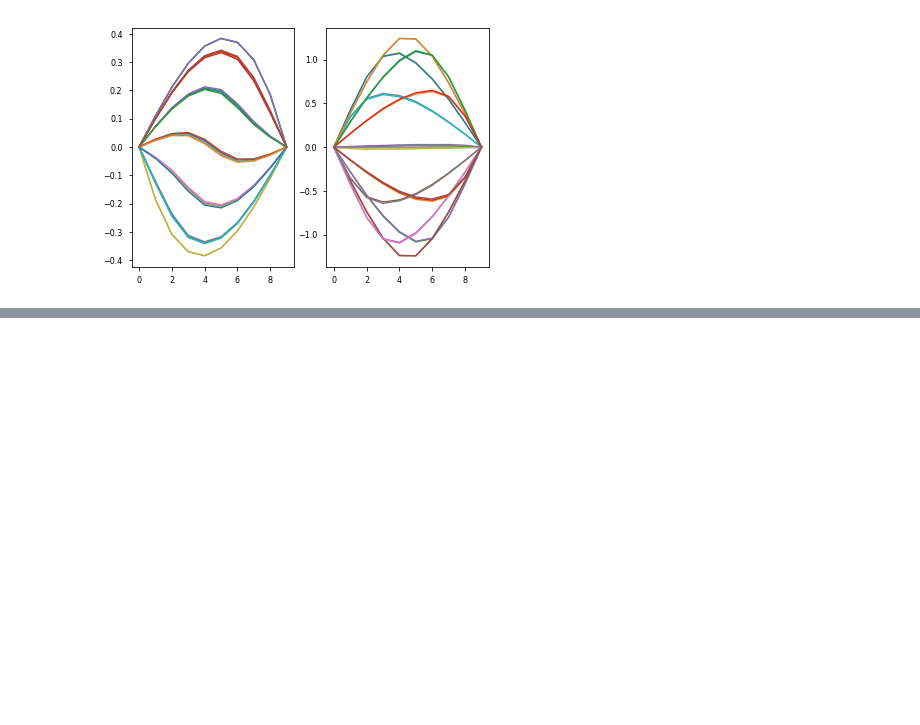
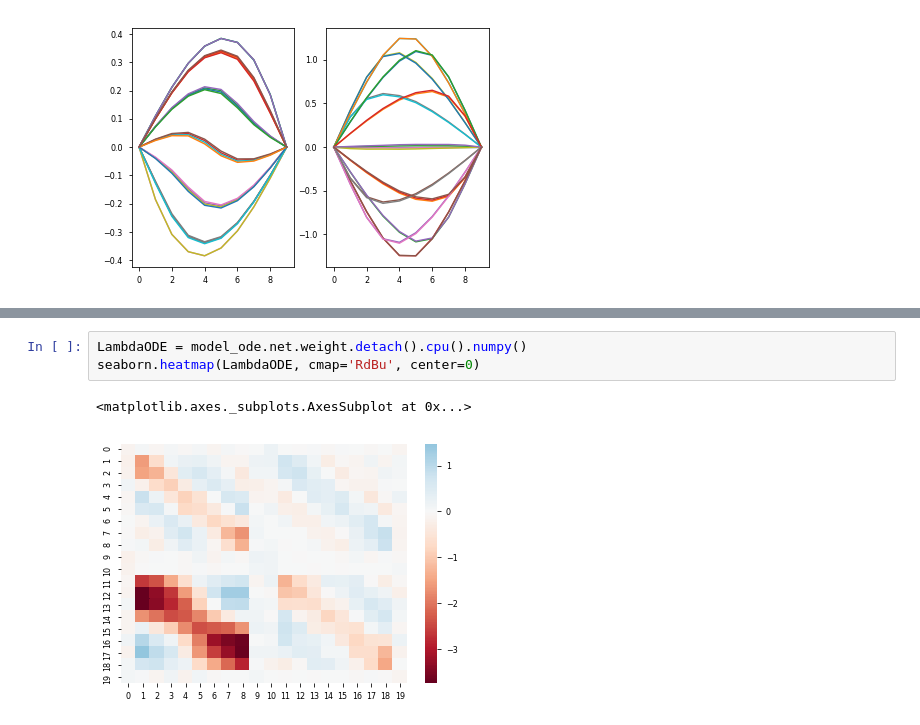
Before and after one commit to afqueiruga/on_learned_dynamics, a Jupyter notebook: WaveEquation.ipynb, the cells around one changed output, grey strips where cells are left out. Cells and saved outputs as stored; diff of their text form; blank space fills up the shorter version.

```diff
--- a/WaveEquation.ipynb
+++ b/WaveEquation.ipynb
@@ -112,0 +147,6 @@ seaborn.heatmap(Lambda, cmap='RdBu', center=0)
+# %%
+LambdaODE = model_ode.net.weight.detach().cpu().numpy()
+seaborn.heatmap(LambdaODE, cmap='RdBu', center=0)
+# %% [output]
+<matplotlib.axes._subplots.AxesSubplot at 0x...>
+[figure, added]
```
Also changed, not shown: parts of 12 cells of this notebook, 1 other file.
